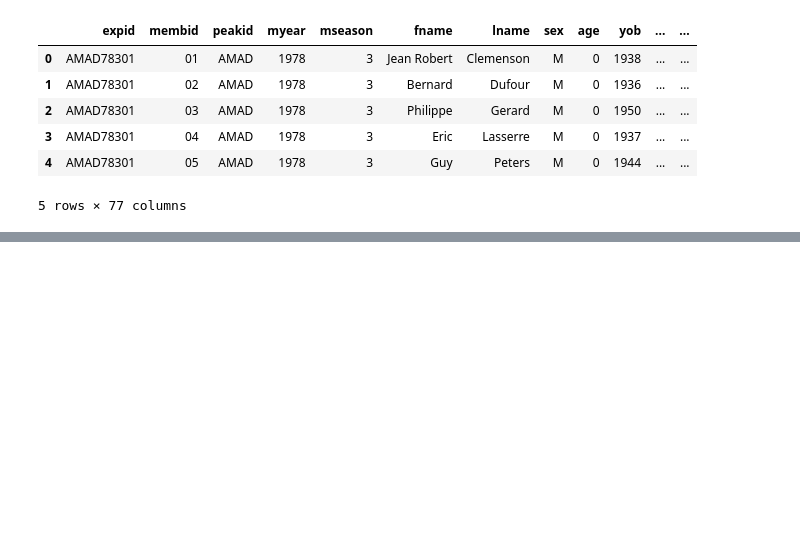
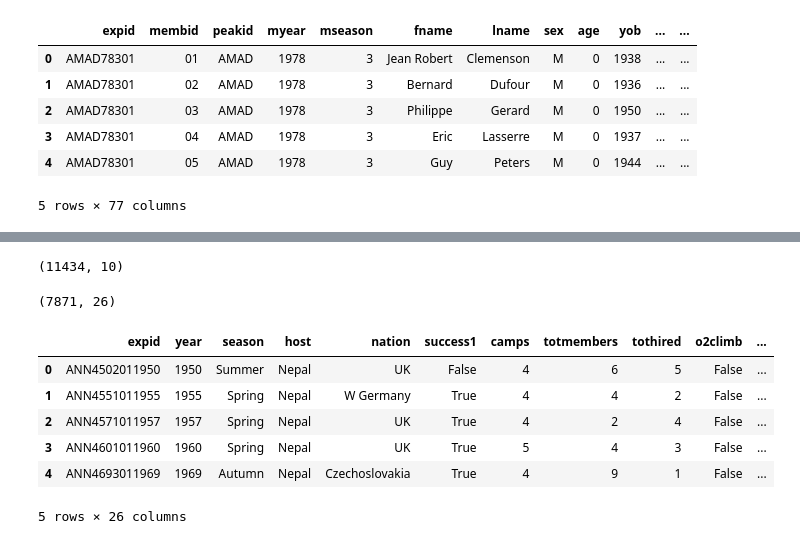
Before and after one commit to bastien-winant/ml-zoomcamp, a Jupyter notebook: midterm/notebook.ipynb, the cells around one changed output, grey strips where cells are left out. Cells and saved outputs as stored; diff of their text form; code cells hidden in the pictures; blank space fills up the shorter version.

Commit message:
compute expedition team stats and merge datasets

```diff
--- a/midterm/notebook.ipynb
+++ b/midterm/notebook.ipynb
@@ -172,5 +193,6 @@ climber_df = climber_df[[
 # %%
 climber_df.expid = climber_df.expid.str.cat(climber_df.myear)
+climber_df['age'] = climber_df.myear.astype(int) - climber_df.yob.astype(int)
 # %%
 climber_df.sort_values(['fname', 'lname', 'yob', 'myear', 'mseason'], inplace=True)
 # %%
@@ -178,4 +200,14 @@ climber_df['experience'] = climber_df.groupby(['fname', 'lname', 'yob'], as_inde
 climber_df['leadership_experience'] = climber_df.groupby(['fname', 'lname', 'yob'], as_index=False).leader.cumsum()
 climber_df['successes'] = climber_df.groupby(['fname', 'lname', 'yob'], as_index=False).msuccess.cumsum()
 # %%
-climber_df.head(10)
+team_df = climber_df.groupby('expid', as_index=False).agg({
+	'experience': 'sum',
+	'leadership_experience': 'sum',
+	'successes': 'sum',
+	'age': 'mean',
+	'leader': 'sum',
+	'support': 'sum',
+	'disabled': 'sum',
+	'hired': 'sum',
+	'sherpa': 'sum'
+})
@@ -193,0 +223,9 @@ climber_df.head(10)
+# %%
+team_df.rename({
+	'experience': 'total_experience',
+	'leadership_experience': 'total_leadership_experience',
+	'successes': 'total_successes',
+	'leader': 'leaders',
+	'sherpa': 'sherpas',
+	'age': 'avg_climber_age'
+}, axis=1, inplace=True)
@@ -193,0 +235,20 @@ climber_df.head(10)
+# %%
+team_df.shape
+# %% [output]
+(11434, 10)
+# %%
+df = exped_df.merge(team_df, how='inner')
+# %%
+df.shape
+# %% [output]
+(7871, 26)
+# %%
+df.head()
+# %% [output]
+|  | expid | year | season | host | nation | success1 | camps | totmembers | tothired | o2climb | ... |
+| 0 | ANN4502011950 | 1950 | Summer | Nepal | UK | False | 4 | 6 | 5 | False | ... |
+| 1 | ANN4551011955 | 1955 | Spring | Nepal | W Germany | True | 4 | 4 | 2 | False | ... |
+| 2 | ANN4571011957 | 1957 | Spring | Nepal | UK | True | 4 | 2 | 4 | False | ... |
+| 3 | ANN4601011960 | 1960 | Spring | Nepal | UK | True | 5 | 4 | 3 | False | ... |
+| 4 | ANN4693011969 | 1969 | Autumn | Nepal | Czechoslovakia | True | 4 | 9 | 1 | False | ... |
+5 rows × 26 columns
```
Also changed, not shown: parts of 8 cells of this notebook.
